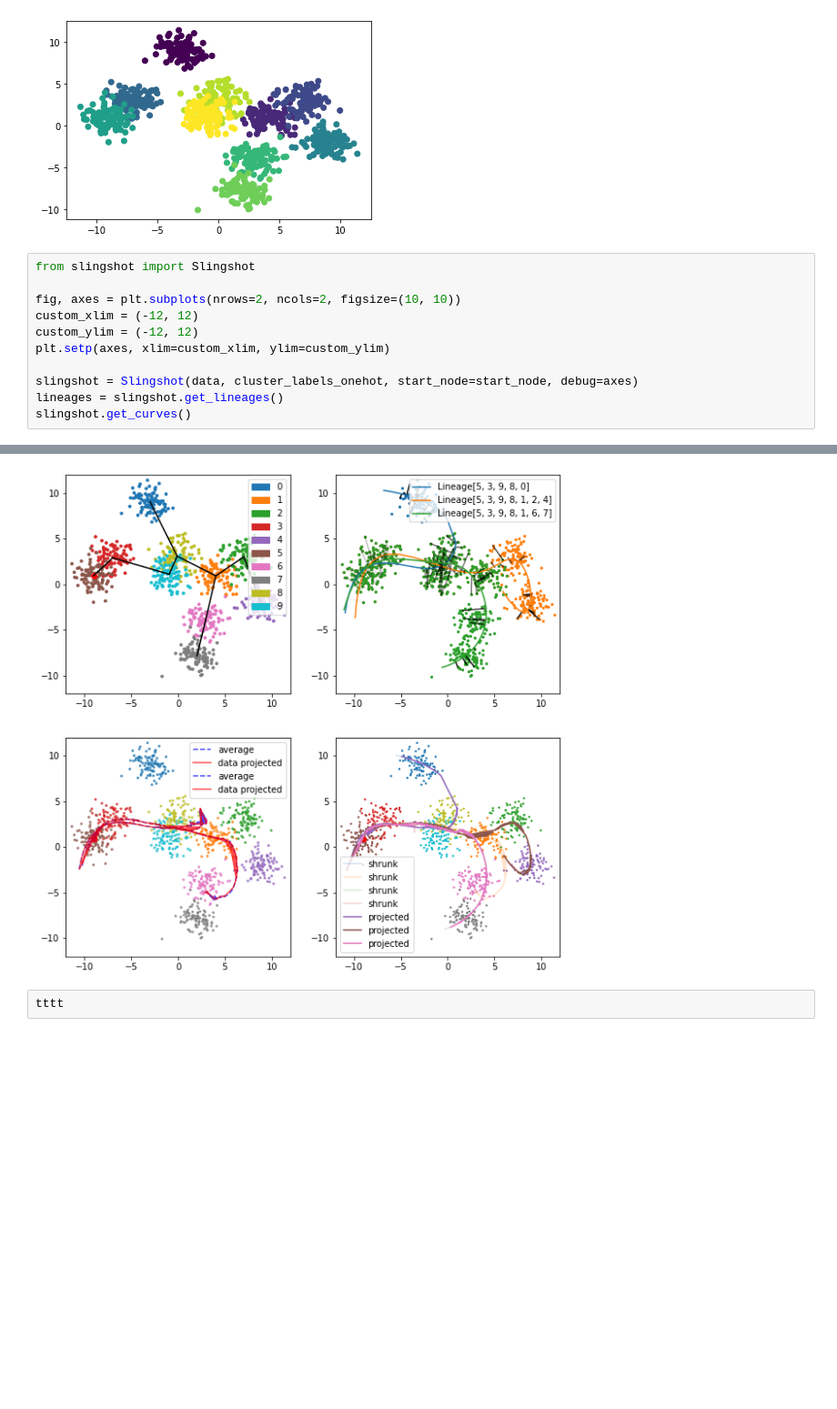
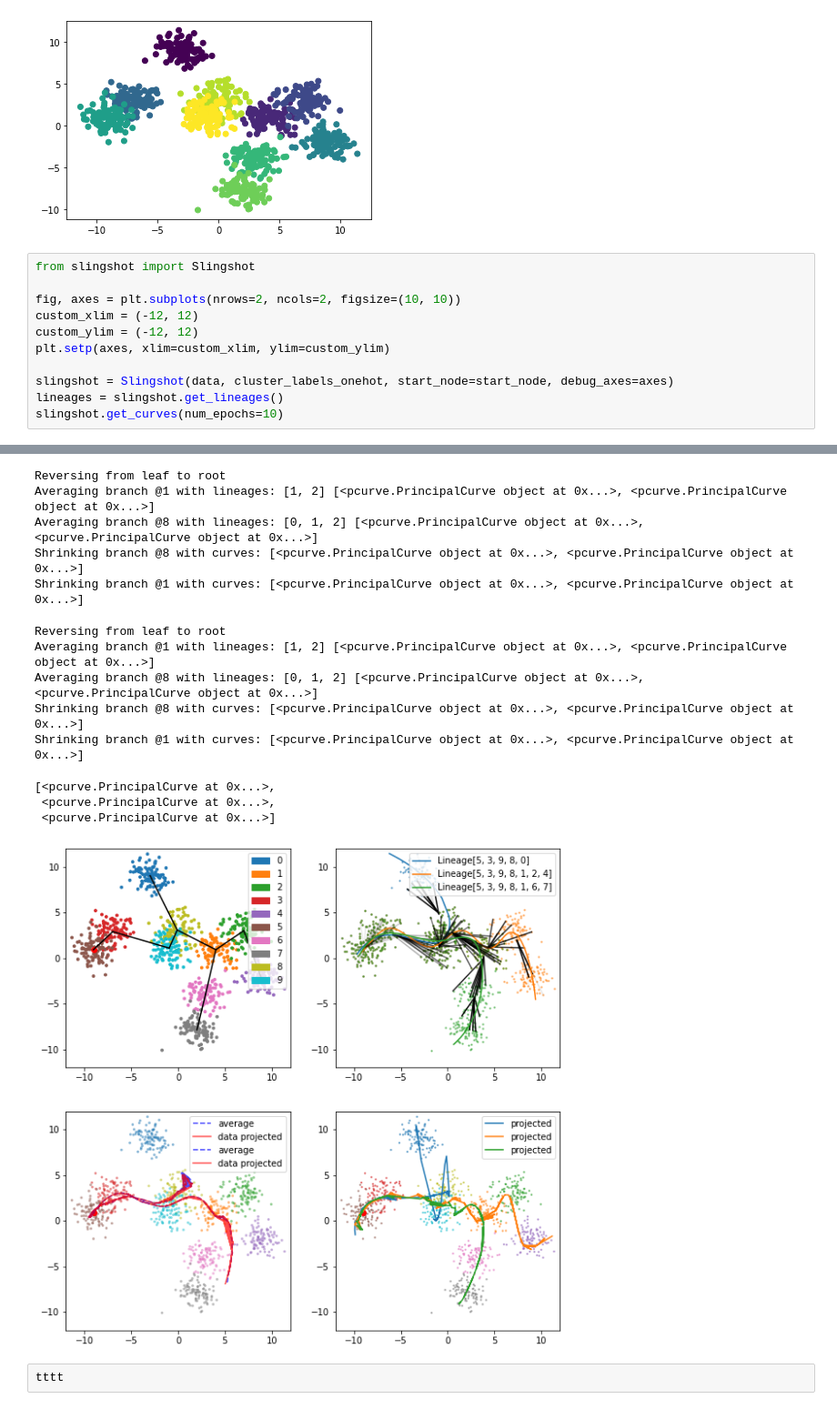
Before and after one commit to mossjacob/pyslingshot, a Jupyter notebook: slingshot.ipynb, the cells around one changed output, grey strips where cells are left out. Shown at 91% size. Drawn from its saved outputs; the diff is of its cells as text; blank space fills up the shorter version.

Commit message:
slingshot notebook

```diff
--- a/slingshot.ipynb
+++ b/slingshot.ipynb
@@ -52,9 +52,9 @@ custom_xlim = (-12, 12)
 custom_ylim = (-12, 12)
 plt.setp(axes, xlim=custom_xlim, ylim=custom_ylim)
 
-slingshot = Slingshot(data, cluster_labels_onehot, start_node=start_node, debug=axes)
+slingshot = Slingshot(data, cluster_labels_onehot, start_node=start_node, debug_axes=axes)
 lineages = slingshot.get_lineages()
-slingshot.get_curves()
+slingshot.get_curves(num_epochs=10)
 # %% [output]
 Lineages: [Lineage[5, 3, 9, 8, 0], Lineage[5, 3, 9, 8, 1, 2, 4], Lineage[5, 3, 9, 8, 1, 6, 7]]
 Reversing from leaf to root
@@ -79,4 +100,17 @@ shrinking dimension  1 avg orig pct shapes: (1000,) (1000,) (1000,)
+Reversing from leaf to root
+Averaging branch @1 with lineages: [1, 2] [<pcurve.PrincipalCurve object at 0x...>, <pcurve.PrincipalCurve object at 0x...>]
+Averaging branch @8 with lineages: [0, 1, 2] [<pcurve.PrincipalCurve object at 0x...>, <pcurve.PrincipalCurve object at 0x...>]
+Shrinking branch @8 with curves: [<pcurve.PrincipalCurve object at 0x...>, <pcurve.PrincipalCurve object at 0x...>]
+Shrinking branch @1 with curves: [<pcurve.PrincipalCurve object at 0x...>, <pcurve.PrincipalCurve object at 0x...>]
+Reversing from leaf to root
+Averaging branch @1 with lineages: [1, 2] [<pcurve.PrincipalCurve object at 0x...>, <pcurve.PrincipalCurve object at 0x...>]
+Averaging branch @8 with lineages: [0, 1, 2] [<pcurve.PrincipalCurve object at 0x...>, <pcurve.PrincipalCurve object at 0x...>]
+Shrinking branch @8 with curves: [<pcurve.PrincipalCurve object at 0x...>, <pcurve.PrincipalCurve object at 0x...>]
+Shrinking branch @1 with curves: [<pcurve.PrincipalCurve object at 0x...>, <pcurve.PrincipalCurve object at 0x...>]
+[<pcurve.PrincipalCurve at 0x...>,
+ <pcurve.PrincipalCurve at 0x...>,
+ <pcurve.PrincipalCurve at 0x...>]
-[figure, old version]
+[figure, new version]
 # %%
 tttt
 # %%
```
Also changed, not shown: parts of 1 cell of this notebook.
